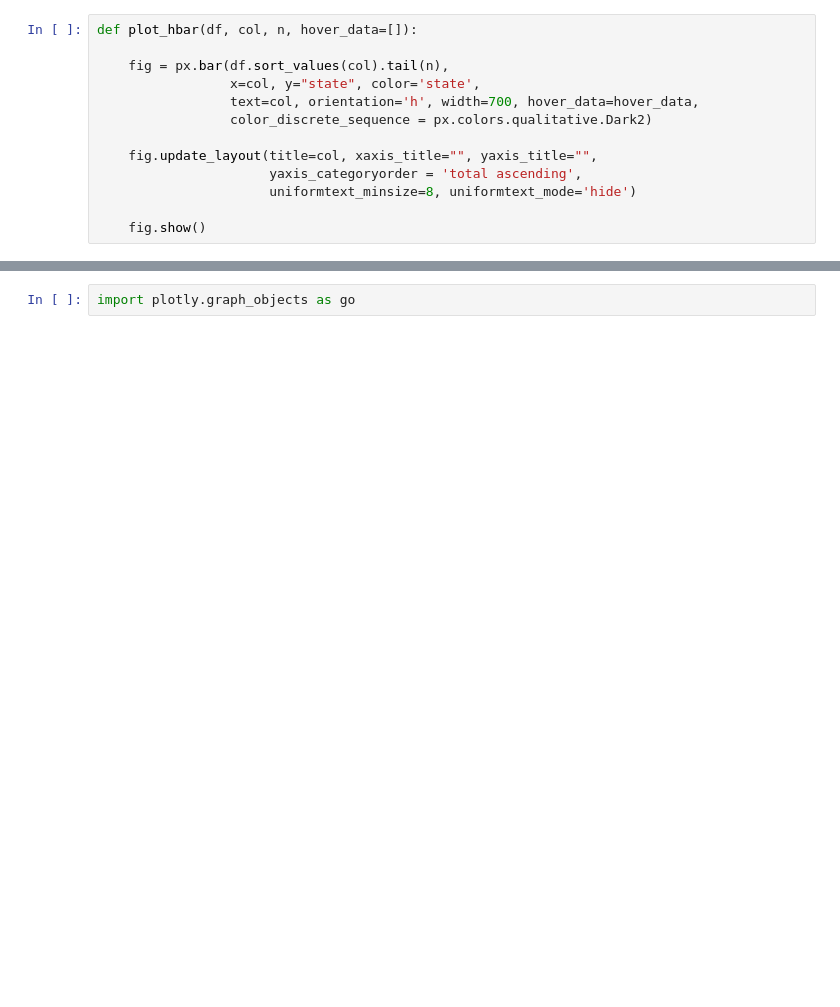
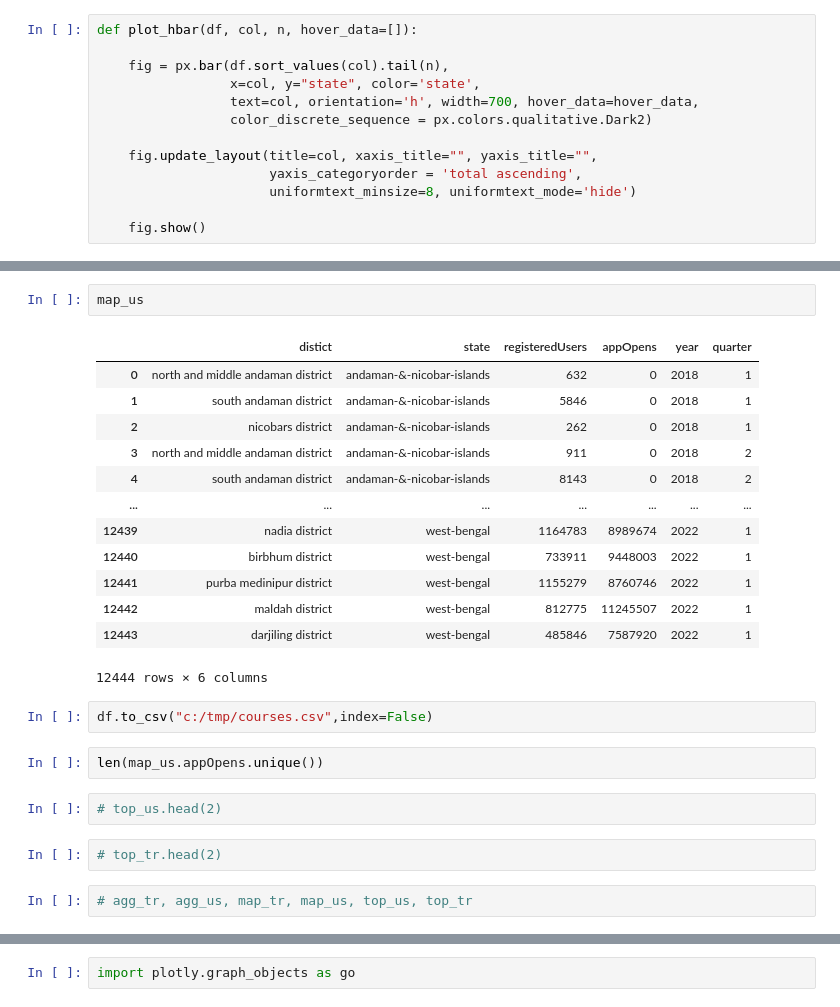
Before and after one commit to Akashkunwar/dscodes, a Jupyter notebook: Untitled9.ipynb, the cells around one changed output, grey strips where cells are left out. Drawn from its saved outputs; the diff is of its cells as text; blank space fills up the shorter version.

```diff
--- a/Untitled9.ipynb
+++ b/Untitled9.ipynb
@@ -350 +394,27 @@ plot_hbar(all_agg_tr, 'total_amount', 15)
+# %%
+map_us
+# %% [output]
+|  | distict | state | registeredUsers | appOpens | year | quarter |
+| 0 | north and middle andaman district | andaman-&-nicobar-islands | 632 | 0 | 2018 | 1 |
+| 1 | south andaman district | andaman-&-nicobar-islands | 5846 | 0 | 2018 | 1 |
+| 2 | nicobars district | andaman-&-nicobar-islands | 262 | 0 | 2018 | 1 |
+| 3 | north and middle andaman district | andaman-&-nicobar-islands | 911 | 0 | 2018 | 2 |
+| 4 | south andaman district | andaman-&-nicobar-islands | 8143 | 0 | 2018 | 2 |
+| ... | ... | ... | ... | ... | ... | ... |
+| 12439 | nadia district | west-bengal | 1164783 | 8989674 | 2022 | 1 |
+| 12440 | birbhum district | west-bengal | 733911 | 9448003 | 2022 | 1 |
+| 12441 | purba medinipur district | west-bengal | 1155279 | 8760746 | 2022 | 1 |
+| 12442 | maldah district | west-bengal | 812775 | 11245507 | 2022 | 1 |
+| 12443 | darjiling district | west-bengal | 485846 | 7587920 | 2022 | 1 |
+12444 rows × 6 columns
+# %%
+df.to_csv("c:/tmp/courses.csv",index=False)
+# %%
+len(map_us.appOpens.unique())
+# %%
+# top_us.head(2)
+# %%
+# top_tr.head(2)
+# %%
+# agg_tr, agg_us, map_tr, map_us, top_us, top_tr
 # %%
```
Also changed, not shown: parts of 88 cells of this notebook.
